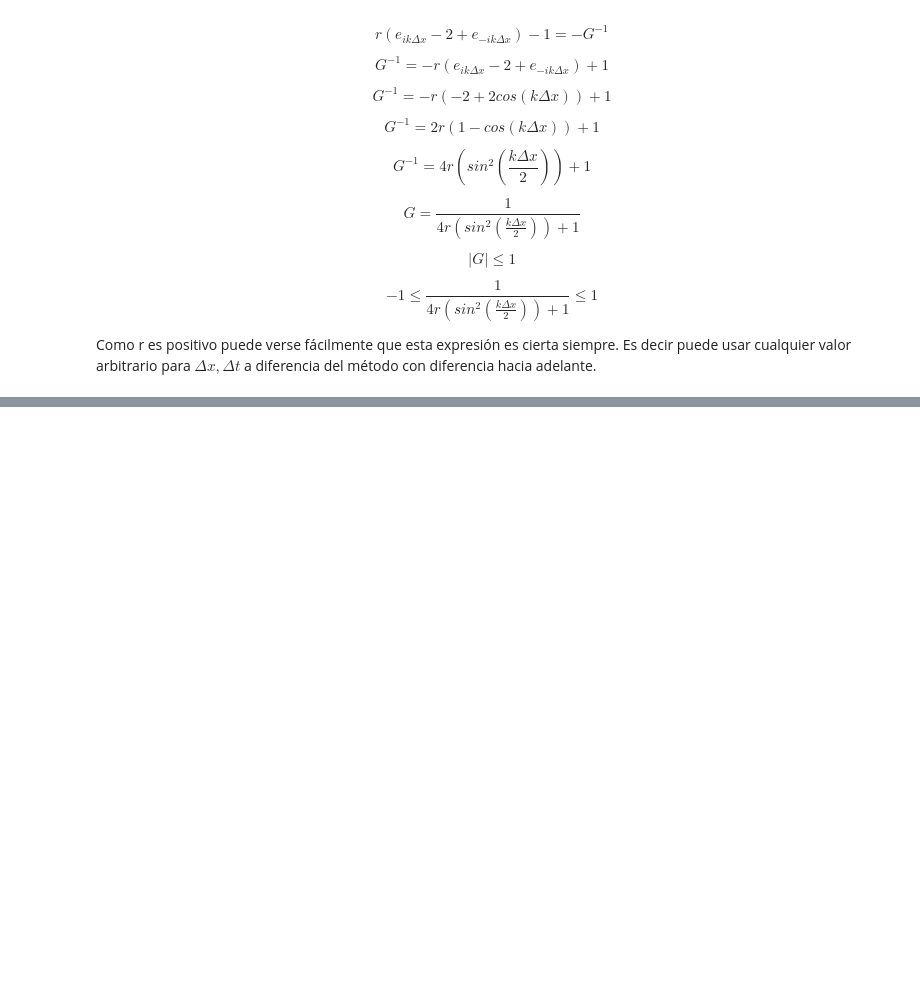
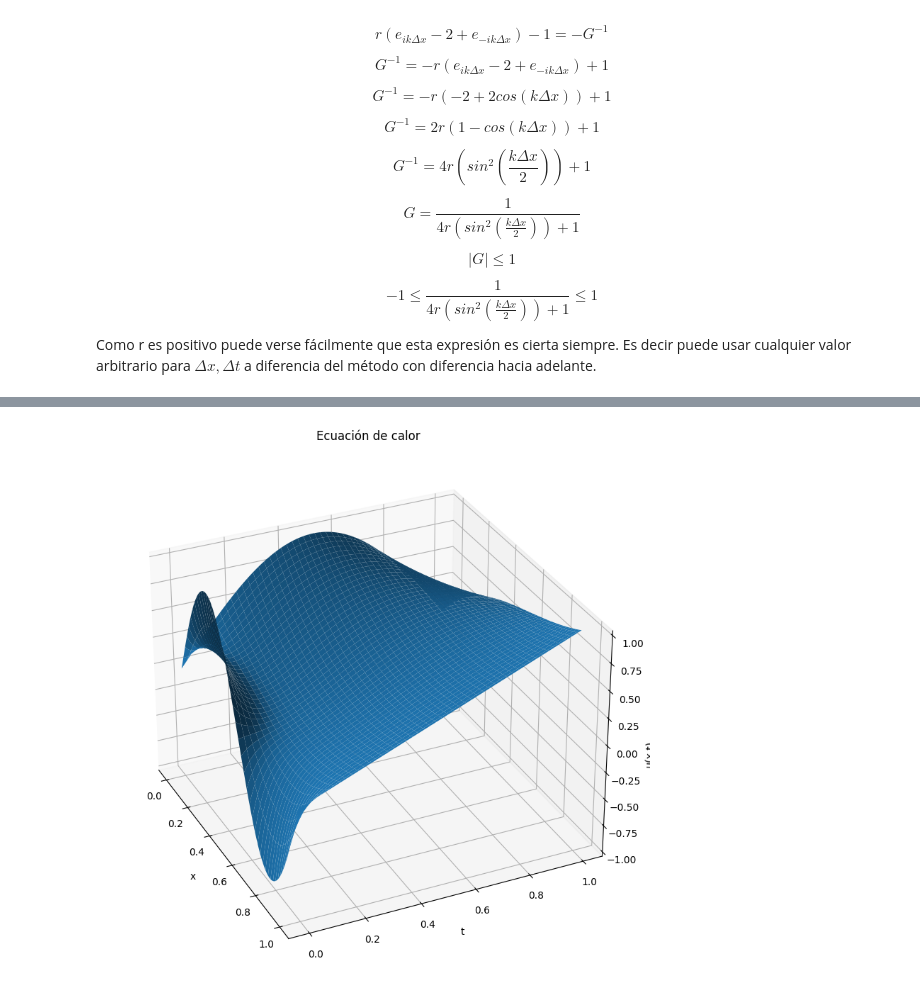
Before and after one commit to Alexander1251GIT/Analisis_Numerico, a Jupyter notebook: EDP.ipynb, the cells around one changed output, grey strips where cells are left out. Cells and saved outputs as stored; diff of their text form; code cells hidden in the pictures; blank space fills up the shorter version.

```diff
--- a/EDP.ipynb
+++ b/EDP.ipynb
@@ -366,0 +583,92 @@ Como r es positivo puede verse fácilmente que esta expresión es cierta siempre
+# %%
+import numpy as np
+import matplotlib.pyplot as plt
+
+def u(X):
+    return np.sin(2*np.pi*X)
+
+def thomas_diagonales(inferior, diagonal, superior, d):
+    b = np.copy(diagonal).astype(float)
+    a = np.copy(inferior).astype(float)
+    c = np.copy(superior).astype(float)
+    d = np.copy(d).astype(float)
+
+    n = d.shape[0]
+
+
+    w = np.zeros(n)
+
+
+    for i in range(1, n):
+        r = a[i-1]/b[i-1]
+
+        b[i] = b[i] - c[i-1]*r
+        d[i] = d[i] - d[i-1]*r
+
+
+
+    w[n-1] = d[n-1]/b[n-1]
+
+    for i in range(n-2, -1, -1):
+
+        w[i] = (d[i] - c[i]*w[i+1])/b[i]
+
+    return w
+
+def solver_calor_nicolson(f, a, b, fa, fb, D, L, delta_x, delta_t, solver_matriz):
+    n =  1 + int((b - a)/delta_t)
+    t = np.linspace(a, b, n)
+    nx = 1 + int(L/delta_x)
+    X = np.linspace(0, L, nx)
+    Y = np.zeros((n, nx))
+    Y[0] = f(X)
+    sigma = D*delta_t/delta_x**2
+
+    Adiagonal = np.full(nx - 2, 2 + 2*sigma)
+    Ainferior = np.full(nx - 3, -sigma)
+    Asuperior = np.full(nx - 3, -sigma)
+
+    Bdiagonal = np.diag([2 - 2*sigma]*(nx - 2))
+    Bsuperior = np.diag([sigma]*(nx - 3), k = 1)
+    Binferior = np.diag([sigma]*(nx - 3), k = -1)
+    B = Bdiagonal + Bsuperior + Binferior
+
+    for i in range(1, n):
+        Y[i, 0] =  fa(t[i])
+        Y[i, -1] = fb(t[i])
+
+
+        d = B@Y[i-1, 1:-1]
+        d[0] += sigma*(Y[i, 0] + Y[i -1, 0] )
+        d[-1] += sigma*(Y[i, -1] + Y[i - 1, -1] )
+
+        Y[i, 1:-1] = solver_matriz(Ainferior, Adiagonal, Asuperior, d)
+
+    return Y, X, t
+
+a = 0
+b = 1
+fa = lambda t: np.sin(np.pi*t)
+fb = lambda t: t
+L = 1
+D = 0.5
+delta_t = 0.001
+delta_x = 0.001
+
+U, X, t = solver_calor_nicolson(u, a, b, fa, fb, D, L, delta_x, delta_t, thomas_diagonales)
+
+X_mesh, T_mesh = np.meshgrid(X, t)
+
+fig = plt.figure(figsize = (8,8))
+ax = plt.axes(projection = '3d')
+
+ax.set_title('Ecuación de calor')
+ax.plot_surface(X_mesh, T_mesh, U)
+ax.set_ylabel('t')
+ax.set_xlabel('x')
+ax.set_zlabel('u(x,t)')
+ax.view_init(elev=30, azim=-25)
+plt.tight_layout()
+plt.show()
+# %% [output]
+[figure, added]
```
Also changed, not shown: parts of 9 cells of this notebook.
